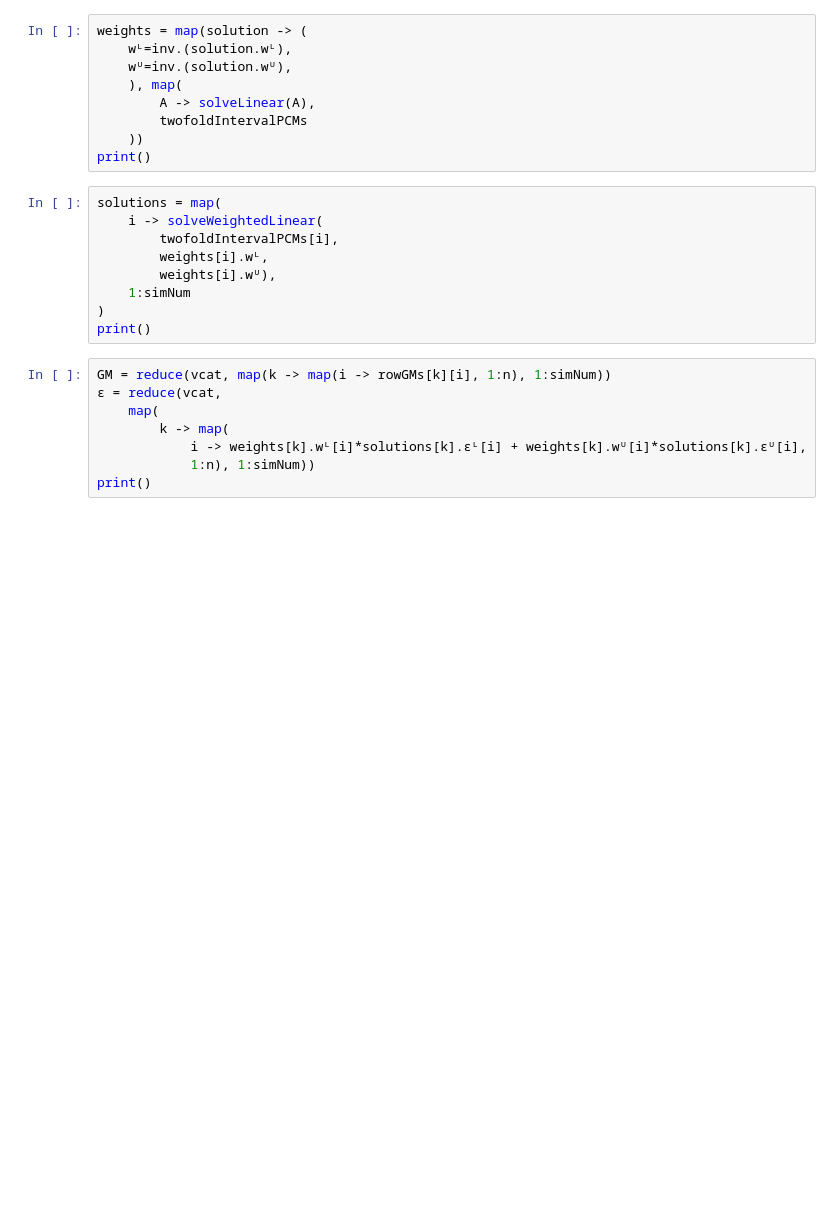
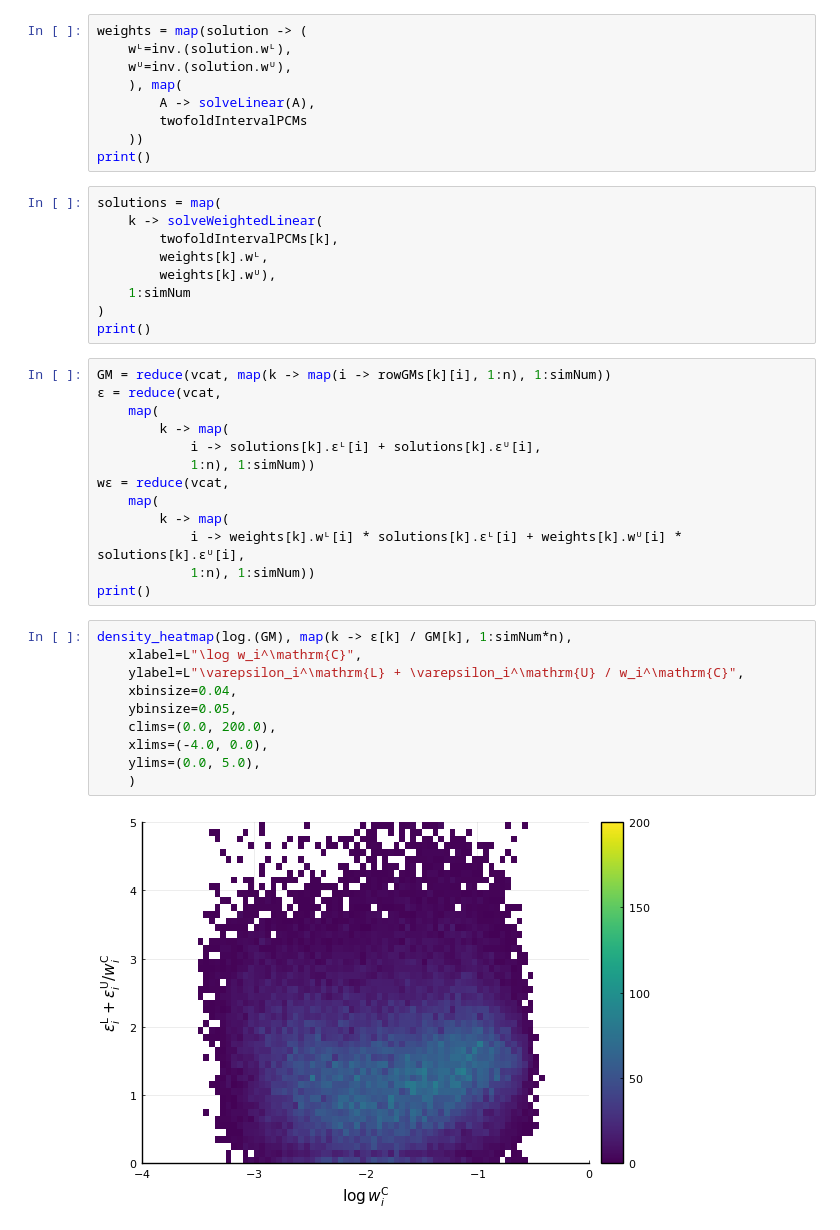
Before and after one commit to Kishikawa1286/illknownpcm, a Jupyter notebook: src/20231109/linear_weighted_1.ipynb, the cells around one changed output. Saved outputs shown, nothing was run; the diff lists cells and outputs as text; blank space fills up the shorter version.

```diff
--- a/src/20231109/linear_weighted_1.ipynb
+++ b/src/20231109/linear_weighted_1.ipynb
@@ -80,10 +79,10 @@ weights = map(solution -> (
 print()
 # %%
 solutions = map(
-    i -> solveWeightedLinear(
-        twofoldIntervalPCMs[i],
-        weights[i].wᴸ,
-        weights[i].wᵁ),
+    k -> solveWeightedLinear(
+        twofoldIntervalPCMs[k],
+        weights[k].wᴸ,
+        weights[k].wᵁ),
     1:simNum
 )
 print()
@@ -92,7 +91,24 @@ GM = reduce(vcat, map(k -> map(i -> rowGMs[k][i], 1:n), 1:simNum))
 ε = reduce(vcat,
     map(
         k -> map(
-            i -> weights[k].wᴸ[i]*solutions[k].εᴸ[i] + weights[k].wᵁ[i]*solutions[k].εᵁ[i],
+            i -> solutions[k].εᴸ[i] + solutions[k].εᵁ[i],
+            1:n), 1:simNum))
+wε = reduce(vcat,
+    map(
+        k -> map(
+            i -> weights[k].wᴸ[i] * solutions[k].εᴸ[i] + weights[k].wᵁ[i] * solutions[k].εᵁ[i],
             1:n), 1:simNum))
 print()
+# %%
+density_heatmap(log.(GM), map(k -> ε[k] / GM[k], 1:simNum*n),
+    xlabel=L"\log w_i^\mathrm{C}",
+    ylabel=L"\varepsilon_i^\mathrm{L} + \varepsilon_i^\mathrm{U} / w_i^\mathrm{C}",
+    xbinsize=0.04,
+    ybinsize=0.05,
+    clims=(0.0, 200.0),
+    xlims=(-4.0, 0.0),
+    ylims=(0.0, 5.0),
+    )
+# %% [output]
+[figure, added]
 # %%
```
Also changed, not shown: parts of 4 cells of this notebook, 7 other files.
